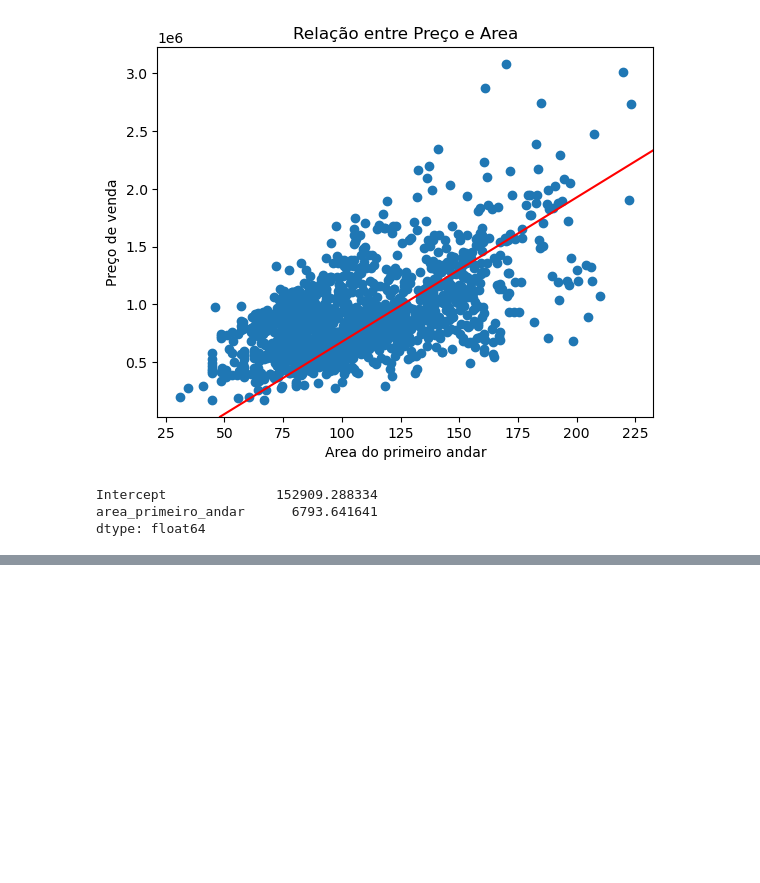
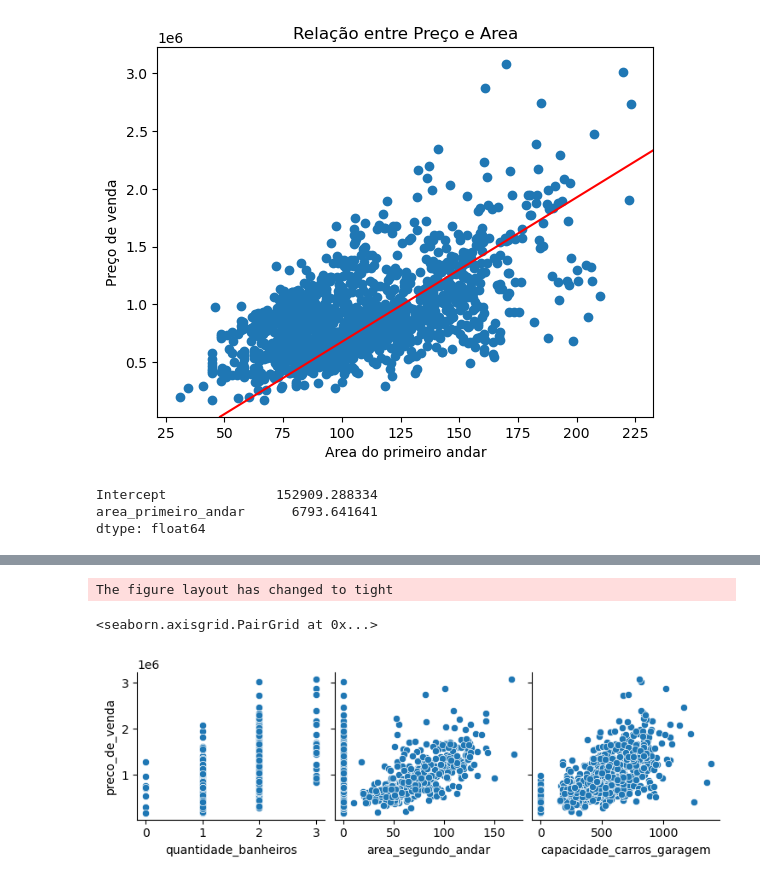
Before and after one commit to Thiago-Brito/Projetos-ML-API, a Jupyter notebook: Alura/ML/RegressaoLinear/Primeiro.ipynb, the cells around one changed output, grey strips where cells are left out. Drawn from its saved outputs; the diff is of its cells as text; code cells hidden in the pictures; blank space fills up the shorter version.

```diff
--- a/Alura/ML/RegressaoLinear/Primeiro.ipynb
+++ b/Alura/ML/RegressaoLinear/Primeiro.ipynb
@@ -121,0 +163,6 @@ Notes:
+# %%
+sns.pairplot(df_vendas, y_vars = 'preco_de_venda', x_vars = ['quantidade_banheiros','area_segundo_andar','capacidade_carros_garagem'])
+# %% [output]
+The figure layout has changed to tight
+<seaborn.axisgrid.PairGrid at 0x...>
+[figure, added]
```
Also changed, not shown: parts of 42 cells of this notebook, 9 other files.
